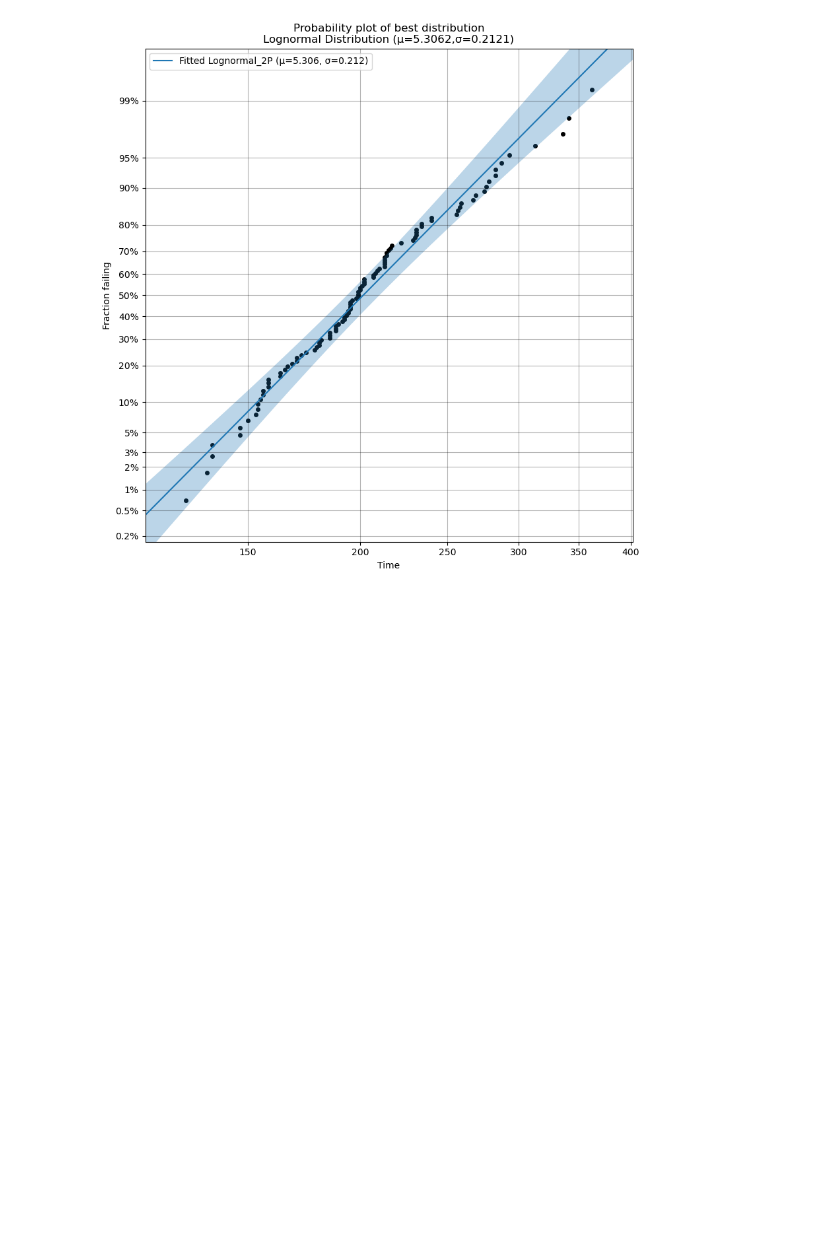
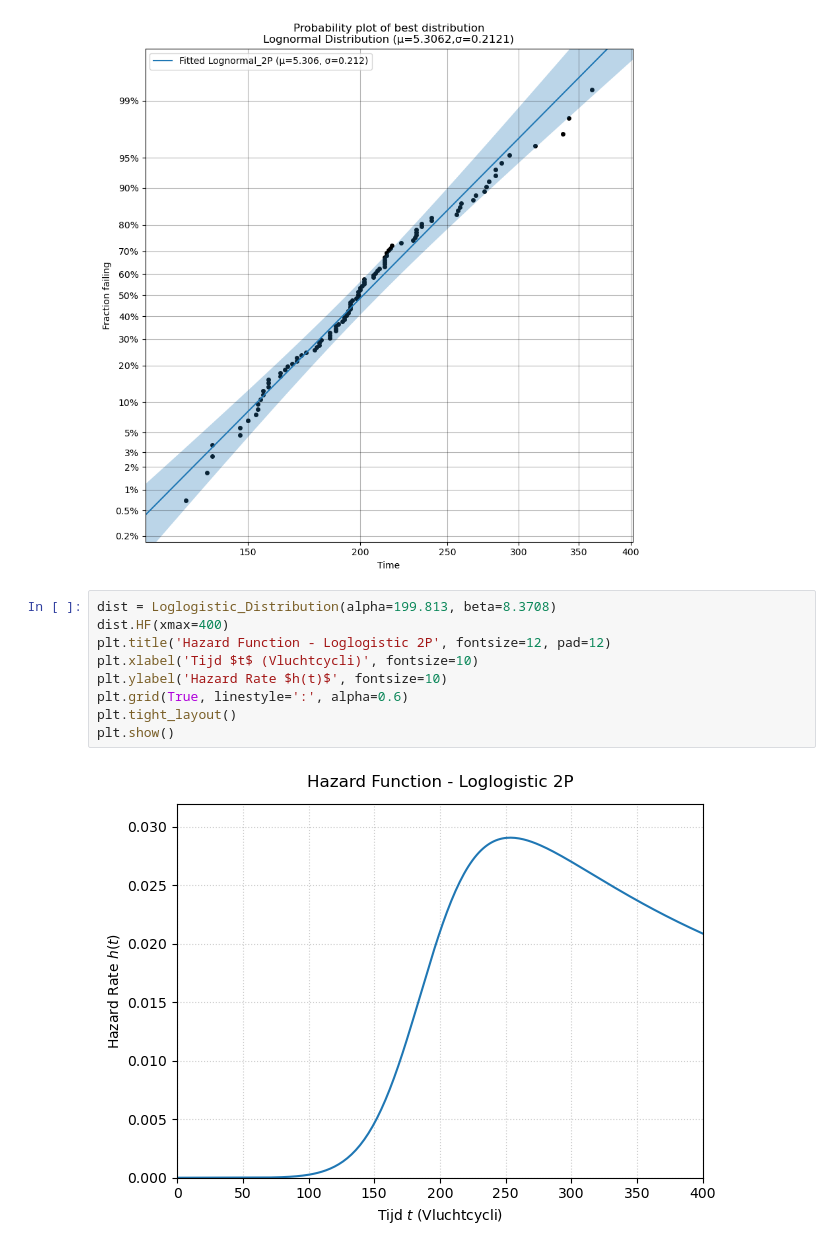
Before and after one commit to julianvanheijningen/Maintenance-Modelling-and-Analysis, a Jupyter notebook: exercise_1.ipynb, the cells around one changed output. Drawn from its saved outputs; the diff is of its cells as text; blank space fills up the shorter version.

```diff
--- a/exercise_1.ipynb
+++ b/exercise_1.ipynb
@@ -28,3 +29,14 @@ Failures / Right censored: 100/0 (0% right censored)
 [figure]
 [figure]
 [figure]
+# %%
+dist = Loglogistic_Distribution(alpha=199.813, beta=8.3708)
+dist.HF(xmax=400)
+plt.title('Hazard Function - Loglogistic 2P', fontsize=12, pad=12)
+plt.xlabel('Tijd $t$ (Vluchtcycli)', fontsize=10)
+plt.ylabel('Hazard Rate $h(t)$', fontsize=10)
+plt.grid(True, linestyle=':', alpha=0.6)
+plt.tight_layout()
+plt.show()
+# %% [output]
+[figure, added]
```
Also changed, not shown: parts of 1 cell of this notebook.
